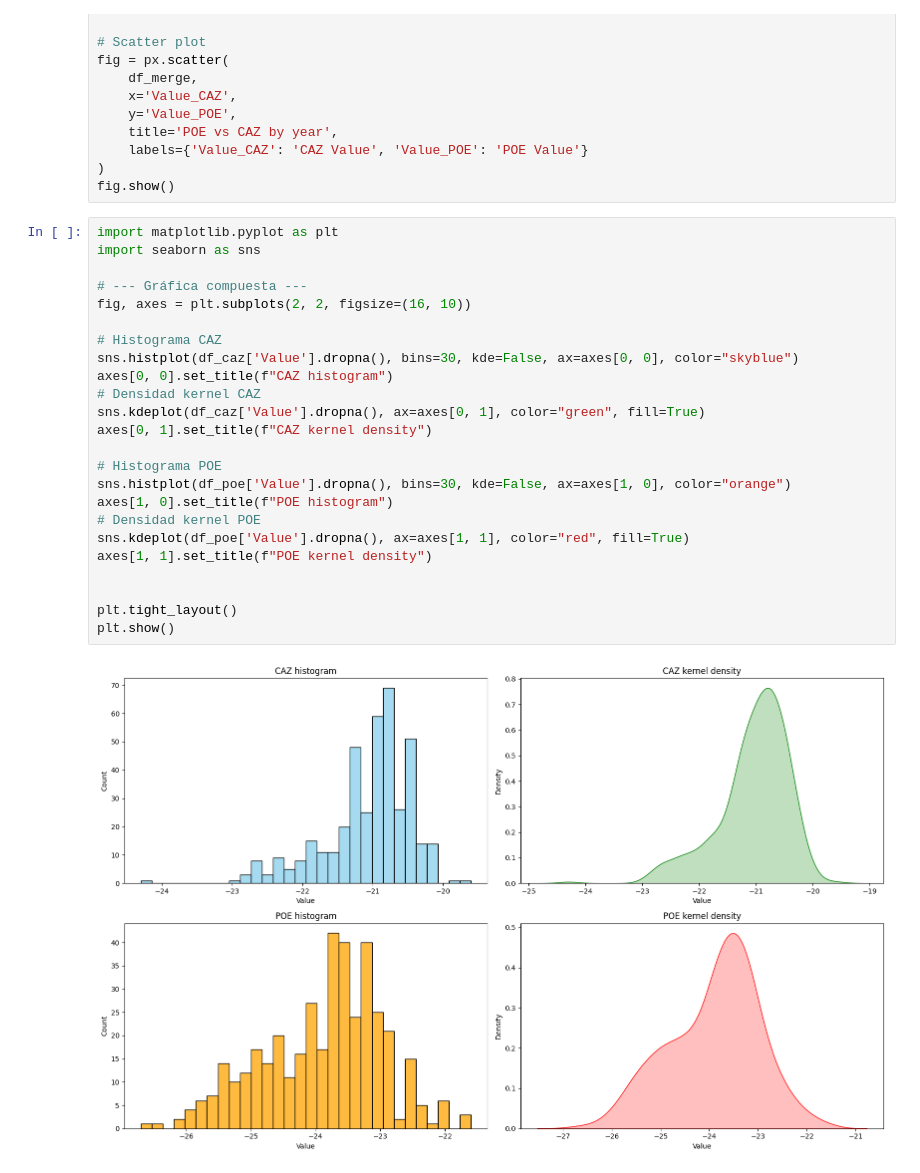
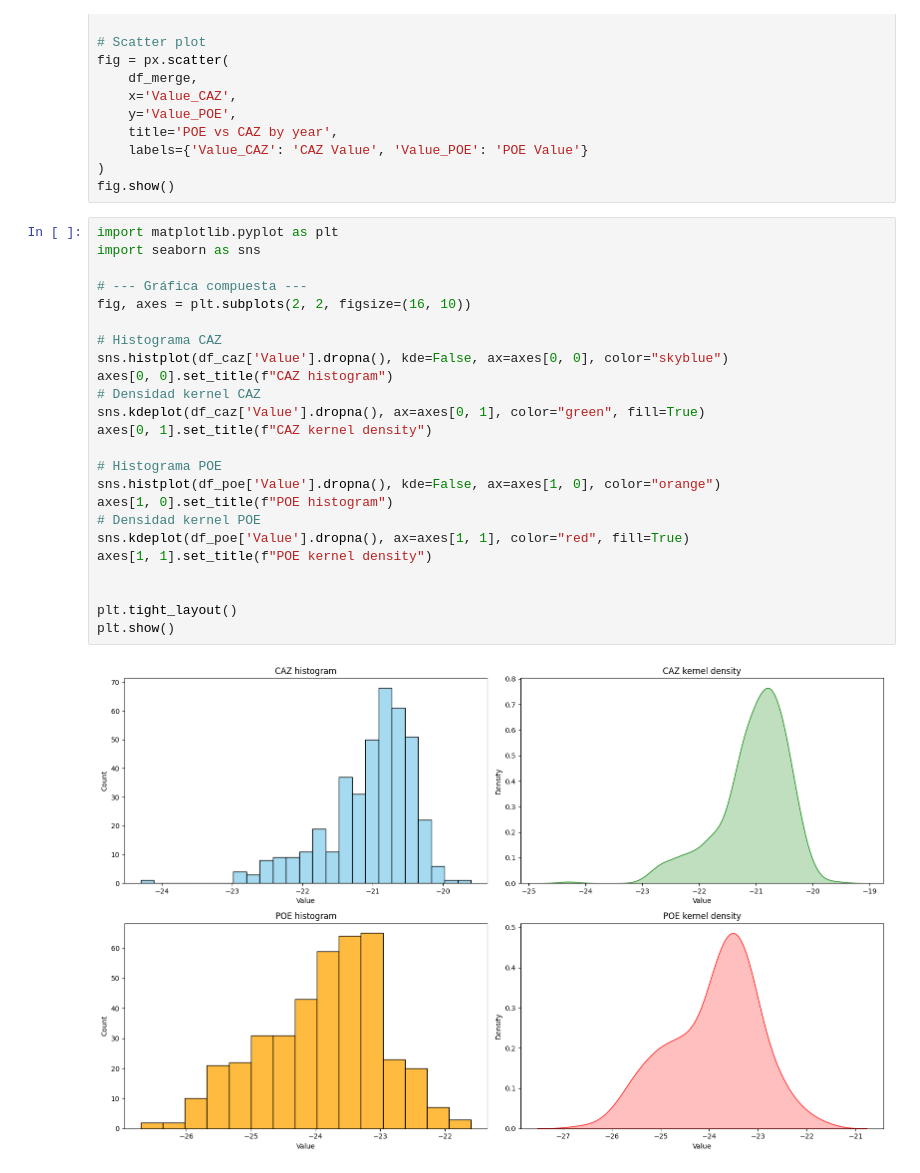
Before and after one commit to Bismont/Tarea1_Alfredo_Debany_Oswaldo, a Jupyter notebook: Testing.ipynb, the cells around one changed output. Drawn from its saved outputs; the diff is of its cells as text.

```diff
--- a/Testing.ipynb
+++ b/Testing.ipynb
@@ -231,26 +231,26 @@ fig.show()
 # %%
 import matplotlib.pyplot as plt
 import seaborn as sns
 
 # --- Gráfica compuesta ---
 fig, axes = plt.subplots(2, 2, figsize=(16, 10))
 
 # Histograma CAZ
-sns.histplot(df_caz['Value'].dropna(), bins=30, kde=False, ax=axes[0, 0], color="skyblue")
+sns.histplot(df_caz['Value'].dropna(), kde=False, ax=axes[0, 0], color="skyblue")
 axes[0, 0].set_title(f"CAZ histogram")
 # Densidad kernel CAZ
 sns.kdeplot(df_caz['Value'].dropna(), ax=axes[0, 1], color="green", fill=True)
 axes[0, 1].set_title(f"CAZ kernel density")
 
 # Histograma POE
-sns.histplot(df_poe['Value'].dropna(), bins=30, kde=False, ax=axes[1, 0], color="orange")
+sns.histplot(df_poe['Value'].dropna(), kde=False, ax=axes[1, 0], color="orange")
 axes[1, 0].set_title(f"POE histogram")
 # Densidad kernel POE
 sns.kdeplot(df_poe['Value'].dropna(), ax=axes[1, 1], color="red", fill=True)
 axes[1, 1].set_title(f"POE kernel density")
 
 
 plt.tight_layout()
 plt.show()
 # %% [output]
-[figure, old version]
+[figure, new version]
```
Also changed, not shown: parts of 1 cell of this notebook.
